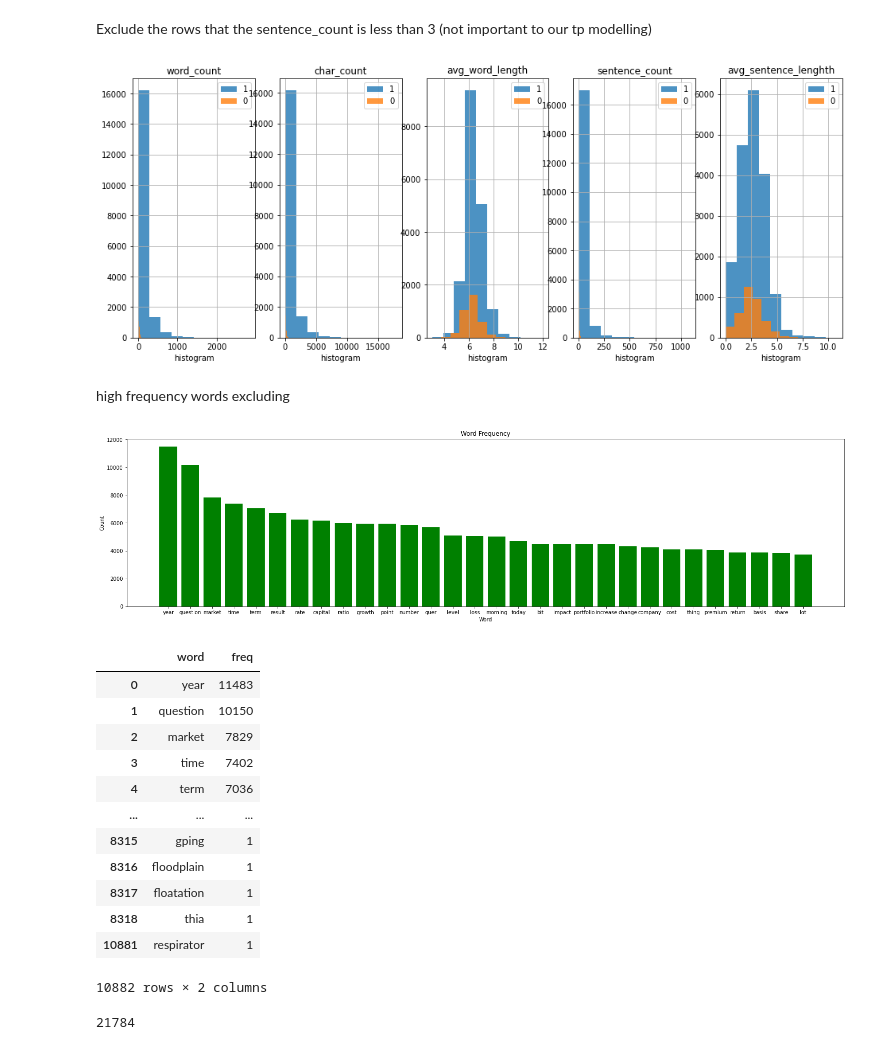
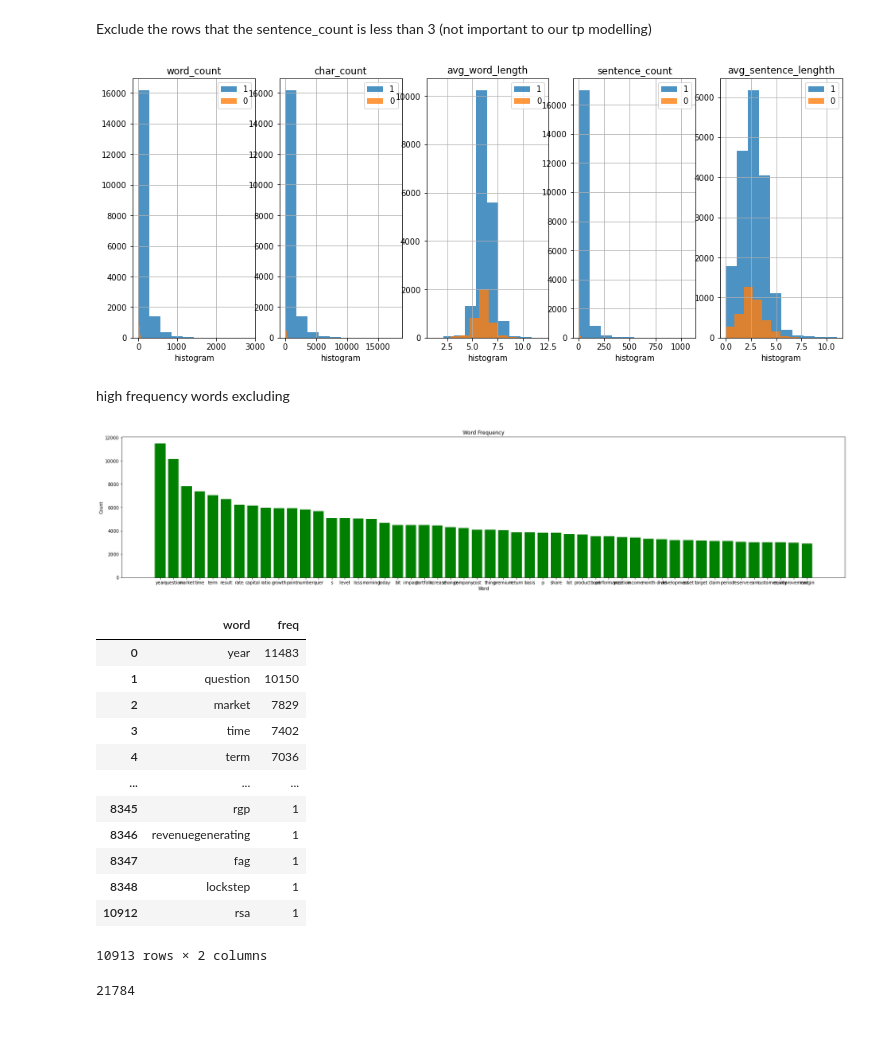
Before and after one commit to BoE-ARP-Bayes-MSc-BA/BoE_ARP_test03, a Jupyter notebook: MD_TP.ipynb, the cells around one changed output. Drawn from its saved outputs; the diff is of its cells as text; code cells hidden in the pictures.

Commit message:
fixed the tp modelling result

```diff
--- a/MD_TP.ipynb
+++ b/MD_TP.ipynb
@@ -401,7 +401,9 @@ model_df.head(3)
 # %% [markdown]
 Load the df so the above we don't have to rerun anagin
 # %%
-# # call out the model_df CSV
-# model_df = pd.read_csv('./main_df_output/topic_modelling_df.csv')
-# pd.set_option('display.max_columns', None)
-# model_df
+# call out the model_df CSV
+model_df = pd.read_csv('./main_df_output/topic_modelling_MD_df.csv')
+# model_df sort by date
+model_df = model_df.sort_values(by=['date'])
+pd.set_option('display.max_columns', None)
+model_df
@@ -455,6 +471,9 @@ def clean_tokens_nuon(text_series):
         tmp_tokens=[]
     return tokens
 # %%
+# remove the numeric values from the 'paraghrph_clean' column by str.replace('\d+', '')
+model_df['paraghrph_noun'] = model_df['paraghrph_noun'].str.replace('\d+', '')
+model_df['paraghrph_noun']= model_df['paraghrph_noun'].astype(str)
 # use apply to get the token of the paraghrph
 model_df['token'] = clean_tokens_nuon(model_df['paraghrph_noun']) # or paraghrph_clean
 model_df
@@ -531,31 +550,31 @@ ax[4].legend(model_df[y].unique())
 ax[4].set_title("avg_sentence_lenghth")
 plt.show()
 # %% [output]
-[figure, old version]
+[figure, new version]
 # %% [markdown]
 high frequency words excluding
 # %%
 temp_token = model_df['token'] # .apply(remove_brackets)
 docs_tokens = []
 for i in temp_token:
     docs_tokens.append(i)
 
 # word frequency
 # explore word frequencies
 word_freq = Counter(x for xs in docs_tokens for x in set(xs)).most_common()
 word_fr = pd.DataFrame(word_freq, columns=['word', 'freq']).sort_values(by='freq', ascending=False)
 
 # visualize word frequencies
 # figure size
-fig = plt.figure(figsize=(25, 6))
-plt.bar(word_fr.word[0:30], word_fr.freq[0:30], color='green')
+fig = plt.figure(figsize=(30, 6))
+plt.bar(word_fr.word[0:50], word_fr.freq[0:50], color='green')
 plt.xlabel("Word")
 plt.ylabel("Count")
 plt.title("Word Frequency")
 plt.show()
 word_fr
 # %% [output]
-[figure, old version]
+[figure, new version]
 |  | word | freq |
 | 0 | year | 11483 |
 | 1 | question | 10150 |
@@ -563,12 +582,12 @@ word_fr
 | 3 | time | 7402 |
 | 4 | term | 7036 |
 | ... | ... | ... |
-| 8315 | gping | 1 |
-| 8316 | floodplain | 1 |
-| 8317 | floatation | 1 |
-| 8318 | thia | 1 |
-| 10881 | respirator | 1 |
+| 8345 | rgp | 1 |
+| 8346 | revenuegenerating | 1 |
+| 8347 | fag | 1 |
+| 8348 | lockstep | 1 |
+| 10912 | rsa | 1 |
-10882 rows × 2 columns
+10913 rows × 2 columns
 # %%
 # remove 50 most frequent words which is known in this context
 word_list = word_fr.head(50)['word'].to_list()
```
Also changed, not shown: parts of 26 cells of this notebook, 2 other files.
